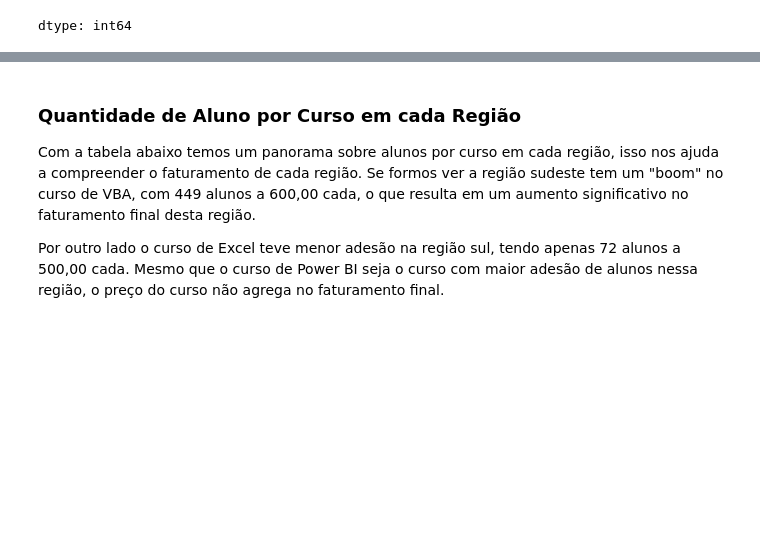
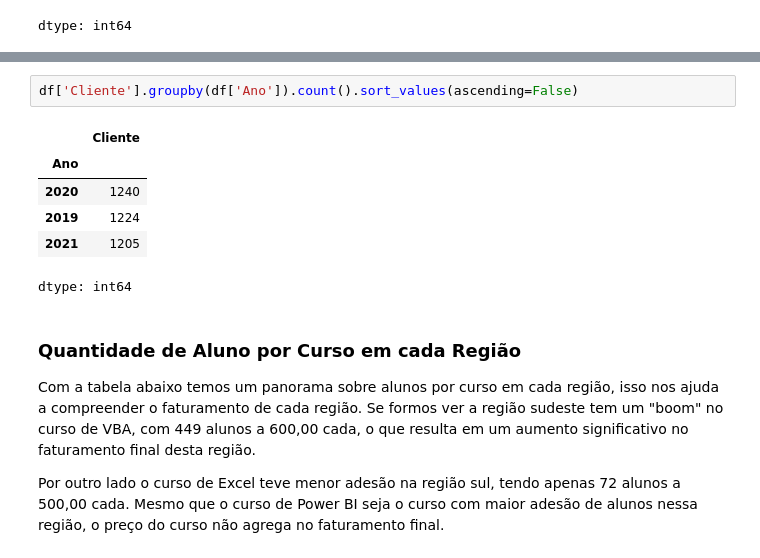
Before and after one commit to sarasantosds/analise-base-vendas-independente, a Jupyter notebook: base_vendas.ipynb, the cells around one changed output, grey strips where cells are left out. Drawn from its saved outputs; the diff is of its cells as text; blank space fills up the shorter version.

```diff
--- a/base_vendas.ipynb
+++ b/base_vendas.ipynb
@@ -100,3 +107,12 @@ dtype: int64
+# %%
+df['Cliente'].groupby(df['Ano']).count().sort_values(ascending=False)
+# %% [output]
+|  | Cliente |
+| Ano |  |
+| 2020 | 1240 |
+| 2019 | 1224 |
+| 2021 | 1205 |
+dtype: int64
 # %% [markdown]
 ### Quantidade de Aluno por Curso em cada Região
 
```
Also changed, not shown: parts of 7 cells of this notebook.
